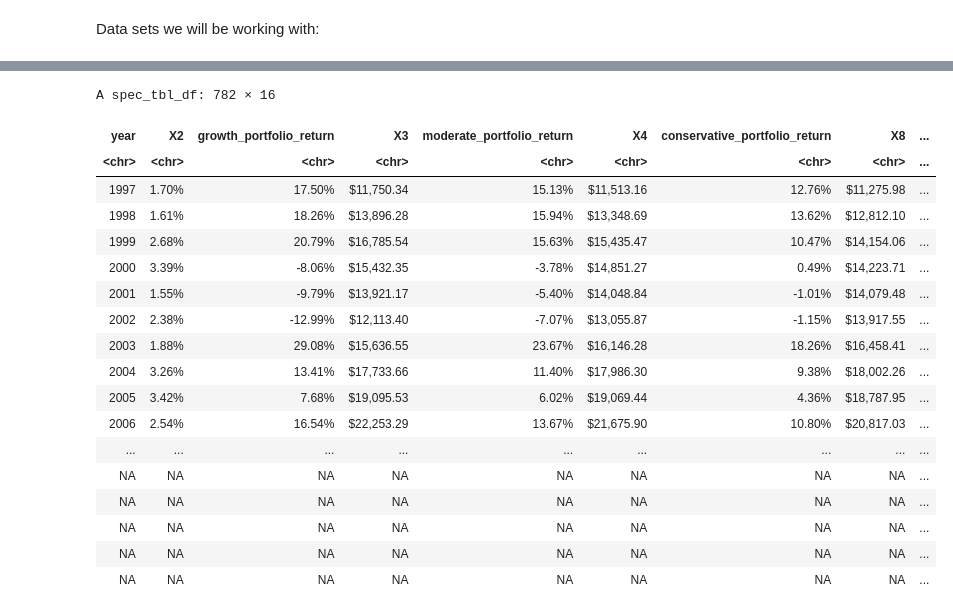
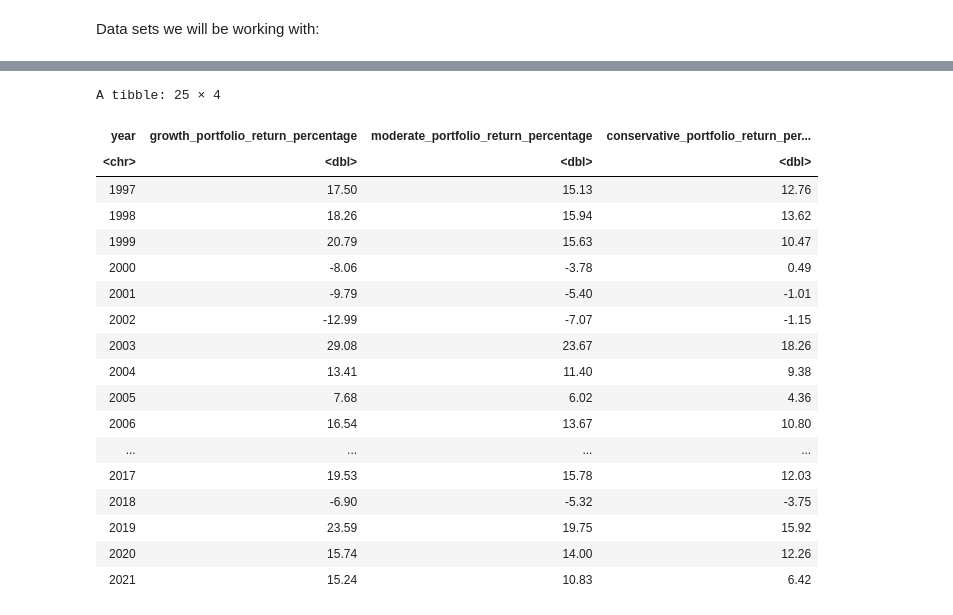
Before and after one commit to Arioniums/DSCI_100_125, a Jupyter notebook: Data Sets.ipynb, the cells around one changed output, grey strips where cells are left out. Saved outputs shown, nothing was run; the diff lists cells and outputs as text; code cells hidden in the pictures.

```diff
--- a/Data Sets.ipynb
+++ b/Data Sets.ipynb
@@ -203,9 +220,18 @@ A spec_tbl_df: 769 × 11
 # %%
-gmc_url <- "https://raw.githubusercontent.com/Arioniums/DSCI_100_125/main/data/growth_moderate_conservative_portfolios.csv"
-gmc_path <- "growth_moderate_conservative_portfolios.csv"
-download.file(gmc_url, destfile = gmc_path)
-growth_moderate_conservative_portfolios_data <- read_csv(gmc_path, skip = 3, col_names= c("year","X2","growth_portfolio_return","X3","moderate_portfolio_return","X4","conservative_portfolio_return"))
-growth_moderate_conservative_portfolios_data
+gmc_portfolios_data_c <- read_csv("data/growth_moderate_conservative_portfolios.csv", skip = 3, col_names= c("year","X2","growth_portfolio_return","X3","moderate_portfolio_return","X4","conservative_portfolio_return")) |>
+                                                select(year, growth_portfolio_return, moderate_portfolio_return, conservative_portfolio_return) |>
+                                                filter(between(year, 1997, 2021))
+
+gmc_portfolios_data_c$'growth_portfolio_return' = as.numeric(gsub("[\\%,]", "", gmc_portfolios_data_c$'growth_portfolio_return'))
+names(gmc_portfolios_data_c)[names(gmc_portfolios_data_c) == 'growth_portfolio_return'] <- 'growth_portfolio_return_percentage'
+
+gmc_portfolios_data_c$'moderate_portfolio_return' = as.numeric(gsub("[\\%,]", "", gmc_portfolios_data_c$'moderate_portfolio_return'))
+names(gmc_portfolios_data_c)[names(gmc_portfolios_data_c) == 'moderate_portfolio_return'] <- 'moderate_portfolio_return_percentage'
+
+gmc_portfolios_data_c$'conservative_portfolio_return' = as.numeric(gsub("[\\%,]", "", gmc_portfolios_data_c$'conservative_portfolio_return'))
+names(gmc_portfolios_data_c)[names(gmc_portfolios_data_c) == 'conservative_portfolio_return'] <- 'conservative_portfolio_return_percentage'
+
+gmc_portfolios_data_c
 
 # delete all X2-X11, keep year, growth, moderate, conservative portfolio, get rid of units
 # %% [output]
@@ -220,20 +248,20 @@ lgl  (4): X13, X14, X15, X16
-A spec_tbl_df: 782 × 16
+A tibble: 25 × 4
-| year | X2 | growth_portfolio_return | X3 | moderate_portfolio_return | X4 | conservative_portfolio_return | X8 | ... |
-| <chr> | <chr> | <chr> | <chr> | <chr> | <chr> | <chr> | <chr> | ... |
-| 1997 | 1.70% | 17.50% | $11,750.34 | 15.13% | $11,513.16 | 12.76% | $11,275.98 | ... |
-| 1998 | 1.61% | 18.26% | $13,896.28 | 15.94% | $13,348.69 | 13.62% | $12,812.10 | ... |
-| 1999 | 2.68% | 20.79% | $16,785.54 | 15.63% | $15,435.47 | 10.47% | $14,154.06 | ... |
-| 2000 | 3.39% | -8.06% | $15,432.35 | -3.78% | $14,851.27 | 0.49% | $14,223.71 | ... |
-| 2001 | 1.55% | -9.79% | $13,921.17 | -5.40% | $14,048.84 | -1.01% | $14,079.48 | ... |
-| 2002 | 2.38% | -12.99% | $12,113.40 | -7.07% | $13,055.87 | -1.15% | $13,917.55 | ... |
-| 2003 | 1.88% | 29.08% | $15,636.55 | 23.67% | $16,146.28 | 18.26% | $16,458.41 | ... |
-| 2004 | 3.26% | 13.41% | $17,733.66 | 11.40% | $17,986.30 | 9.38% | $18,002.26 | ... |
-| 2005 | 3.42% | 7.68% | $19,095.53 | 6.02% | $19,069.44 | 4.36% | $18,787.95 | ... |
-| 2006 | 2.54% | 16.54% | $22,253.29 | 13.67% | $21,675.90 | 10.80% | $20,817.03 | ... |
-| ... | ... | ... | ... | ... | ... | ... | ... | ... |
-| NA | NA | NA | NA | NA | NA | NA | NA | ... |
-| NA | NA | NA | NA | NA | NA | NA | NA | ... |
-| NA | NA | NA | NA | NA | NA | NA | NA | ... |
-| NA | NA | NA | NA | NA | NA | NA | NA | ... |
-| NA | NA | NA | NA | NA | NA | NA | NA | ... |
+| year | growth_portfolio_return_percentage | moderate_portfolio_return_percentage | conservative_portfolio_return_per... |
+| <chr> | <dbl> | <dbl> | <dbl> |
+| 1997 | 17.50 | 15.13 | 12.76 |
+| 1998 | 18.26 | 15.94 | 13.62 |
+| 1999 | 20.79 | 15.63 | 10.47 |
+| 2000 | -8.06 | -3.78 | 0.49 |
+| 2001 | -9.79 | -5.40 | -1.01 |
+| 2002 | -12.99 | -7.07 | -1.15 |
+| 2003 | 29.08 | 23.67 | 18.26 |
+| 2004 | 13.41 | 11.40 | 9.38 |
+| 2005 | 7.68 | 6.02 | 4.36 |
+| 2006 | 16.54 | 13.67 | 10.80 |
+| ... | ... | ... | ... |
+| 2017 | 19.53 | 15.78 | 12.03 |
+| 2018 | -6.90 | -5.32 | -3.75 |
+| 2019 | 23.59 | 19.75 | 15.92 |
+| 2020 | 15.74 | 14.00 | 12.26 |
+| 2021 | 15.24 | 10.83 | 6.42 |
 # %%
```
Also changed, not shown: parts of 11 cells of this notebook, 1 other file.
